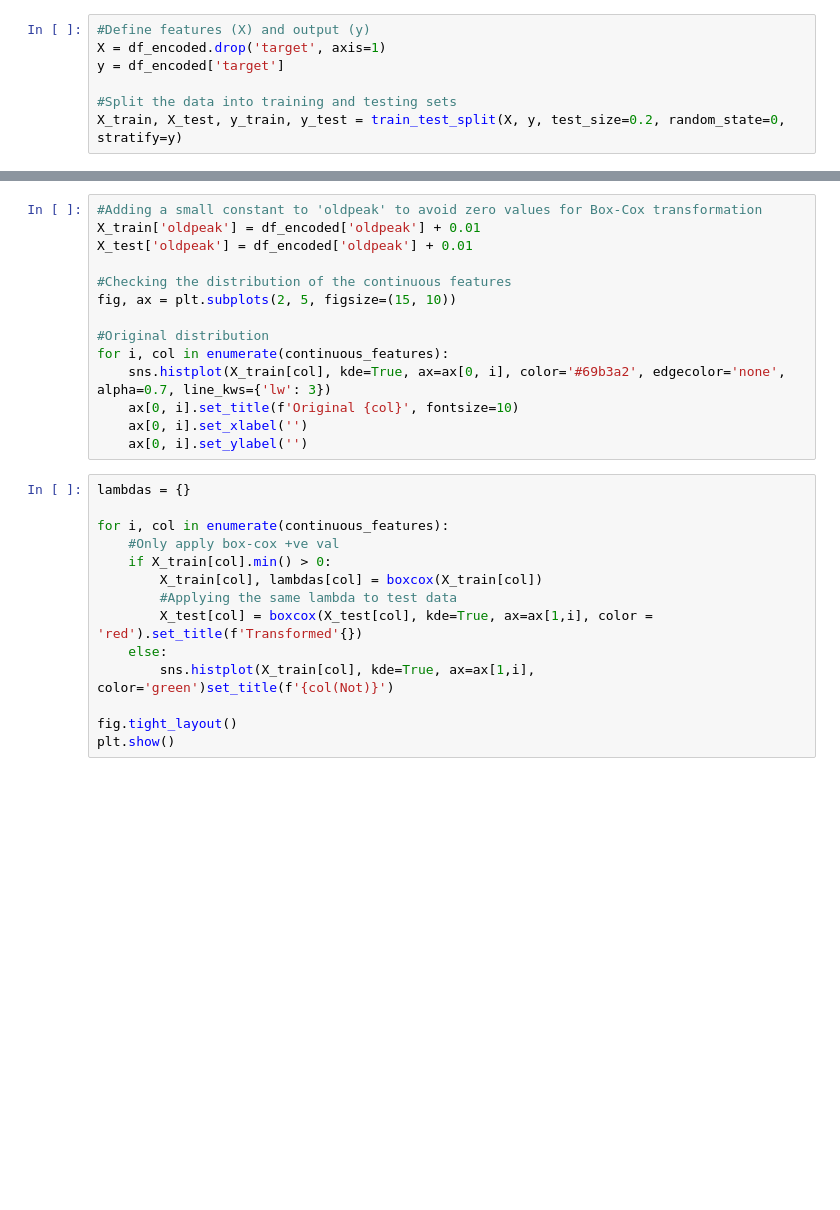
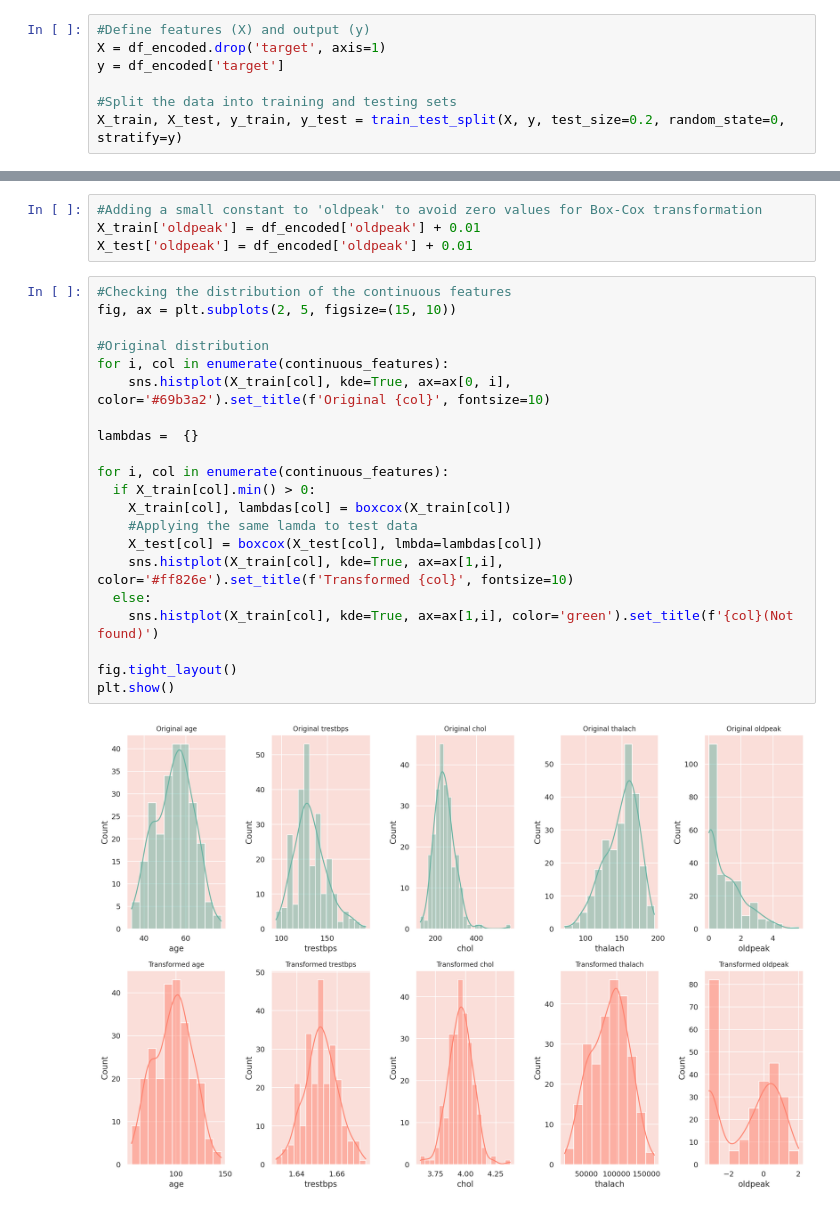
Before and after one commit to Anushka03716/DataScience, a Jupyter notebook: ProjectDataScience.ipynb, the cells around one changed output, grey strips where cells are left out. Drawn from its saved outputs; the diff is of its cells as text; blank space fills up the shorter version.

```diff
--- a/ProjectDataScience.ipynb
+++ b/ProjectDataScience.ipynb
@@ -251,27 +416,26 @@ continuous_features
 #Adding a small constant to 'oldpeak' to avoid zero values for Box-Cox transformation
 X_train['oldpeak'] = df_encoded['oldpeak'] + 0.01
 X_test['oldpeak'] = df_encoded['oldpeak'] + 0.01
-
-#Checking the distribution of the continuous features
-fig, ax = plt.subplots(2, 5, figsize=(15, 10))
-
-#Original distribution
-for i, col in enumerate(continuous_features):
-    sns.histplot(X_train[col], kde=True, ax=ax[0, i], color='#69b3a2', edgecolor='none', alpha=0.7, line_kws={'lw': 3})
-    ax[0, i].set_title(f'Original {col}', fontsize=10)
-    ax[0, i].set_xlabel('')
-    ax[0, i].set_ylabel('')
 # %%
-lambdas = {}
+#Checking the distribution of the continuous features
+fig, ax = plt.subplots(2, 5, figsize=(15, 10))
+
+#Original distribution
+for i, col in enumerate(continuous_features):
+    sns.histplot(X_train[col], kde=True, ax=ax[0, i], color='#69b3a2').set_title(f'Original {col}', fontsize=10)
+
+lambdas =  {}
 
 for i, col in enumerate(continuous_features):
-    #Only apply box-cox +ve val
-    if X_train[col].min() > 0:
-        X_train[col], lambdas[col] = boxcox(X_train[col])
-        #Applying the same lambda to test data
-        X_test[col] = boxcox(X_test[col], kde=True, ax=ax[1,i], color = 'red').set_title(f'Transformed'{})
-    else:
-        sns.histplot(X_train[col], kde=True, ax=ax[1,i], color='green')set_title(f'{col(Not)}')
+  if X_train[col].min() > 0:
+    X_train[col], lambdas[col] = boxcox(X_train[col])
+    #Applying the same lamda to test data
+    X_test[col] = boxcox(X_test[col], lmbda=lambdas[col])
+    sns.histplot(X_train[col], kde=True, ax=ax[1,i], color='#ff826e').set_title(f'Transformed {col}', fontsize=10)
+  else:
+    sns.histplot(X_train[col], kde=True, ax=ax[1,i], color='green').set_title(f'{col}(Not found)')
 
 fig.tight_layout()
 plt.show()
+# %% [output]
+[figure, added]
```
Also changed, not shown: parts of 47 cells of this notebook.
